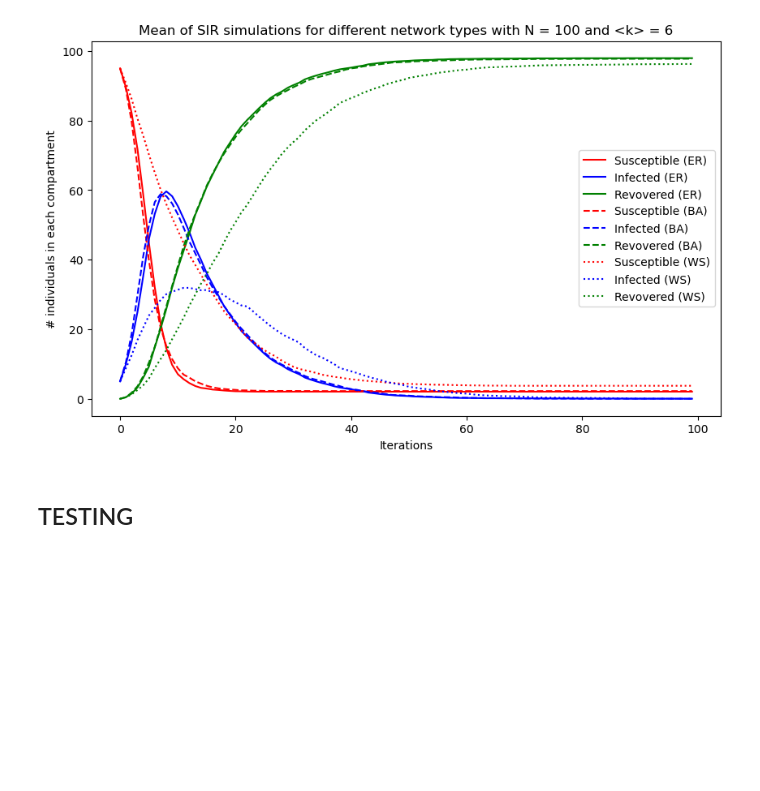
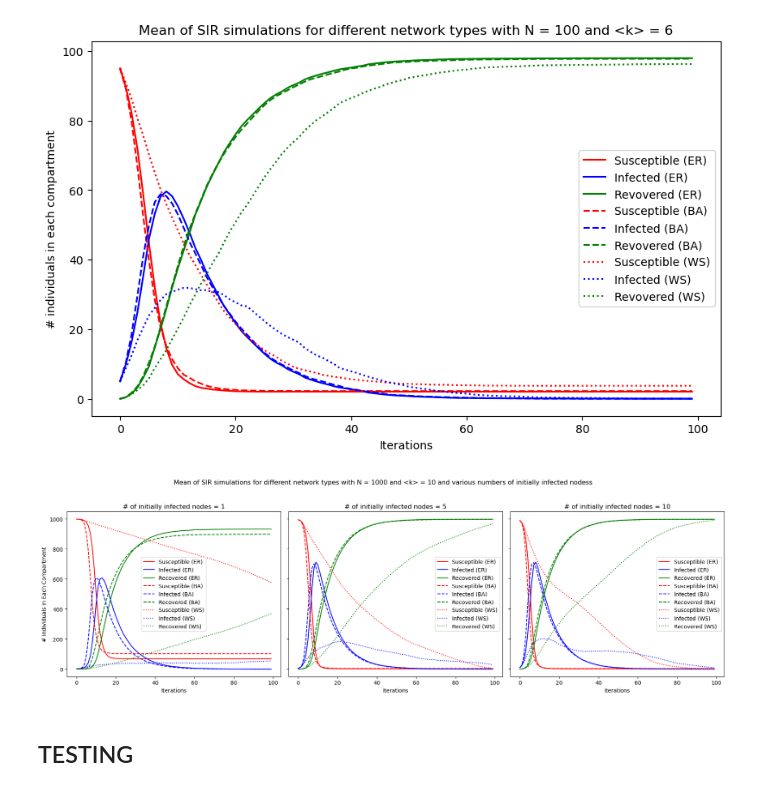
Before and after one commit to kshnva/Intro-CLS-Assignment-2, a Jupyter notebook: new_spatial.ipynb, the cells around one changed output. Cells and saved outputs as stored; diff of their text form; code cells hidden in the pictures; blank space fills up the shorter version.

```diff
--- a/new_spatial.ipynb
+++ b/new_spatial.ipynb
@@ -527,6 +526,44 @@ plt.title('Mean of SIR simulations for different network types with N = 100 and
 plt.show()
 # %% [output]
 [figure]
+# %%
+# Test for different numbers of initially infected nodes
+beta = 1/7
+gamma = 1/10
+iterations = 100
+num_simulations = 30
+initially_infected_numbers = [1, 5, 10] # number of initially infected nodes
+
+# Initialize a 1x3 grid of plots
+fig, axs = plt.subplots(1, 3, figsize=(18, 6), sharey=True)
+
+# Loop through each option for initially infected nodes
+for idx, initially_infected in enumerate(initially_infected_numbers):
+    # Generate initial infected nodes for this configuration
+    initial_infected_nodes = np.random.choice(list(er_network_1.nodes()), initially_infected, replace=False)
+
+    # Run simulations for each network type with current initial infected nodes
+    er_trends = run_sir_simulations(er_network_1, beta, gamma, initial_infected_nodes=initial_infected_nodes, iterations=iterations, num_simulations=num_simulations)
+    ba_trends = run_sir_simulations(ba_network_1, beta, gamma, initial_infected_nodes=initial_infected_nodes, iterations=iterations, num_simulations=num_simulations)
+    ws_trends = run_sir_simulations(ws_network_1, beta, gamma, initial_infected_nodes=initial_infected_nodes, iterations=iterations, num_simulations=num_simulations)
+
+    # Plot each trend on the corresponding subplot
+    plot_mean_trends(er_trends, '-', ['Susceptible (ER)', 'Infected (ER)', 'Recovered (ER)'], axs[idx])
+    plot_mean_trends(ba_trends, '--', ['Susceptible (BA)', 'Infected (BA)', 'Recovered (BA)'], axs[idx])
+    plot_mean_trends(ws_trends, ':', ['Susceptible (WS)', 'Infected (WS)', 'Recovered (WS)'], axs[idx])
+
+    # Set titles and labels for the subplot
+    axs[idx].set_title(f'# of initially infected nodes = {initially_infected}')
+    axs[idx].set_xlabel('Iterations')
+    if idx == 0:
+        axs[idx].set_ylabel('# Individuals in Each Compartment')
+
+# Overall title
+plt.suptitle('Mean of SIR simulations for different network types with N = 1000 and <k> = 10 and various numbers of initially infected nodess')
+plt.tight_layout(rect=[0, 0.03, 1, 0.95])  # Adjust layout to fit titles
+plt.show()
+# %% [output]
+[figure, added]
 # %% [markdown]
 ## TESTING
 # %%
```
Also changed, not shown: parts of 5 cells of this notebook.
